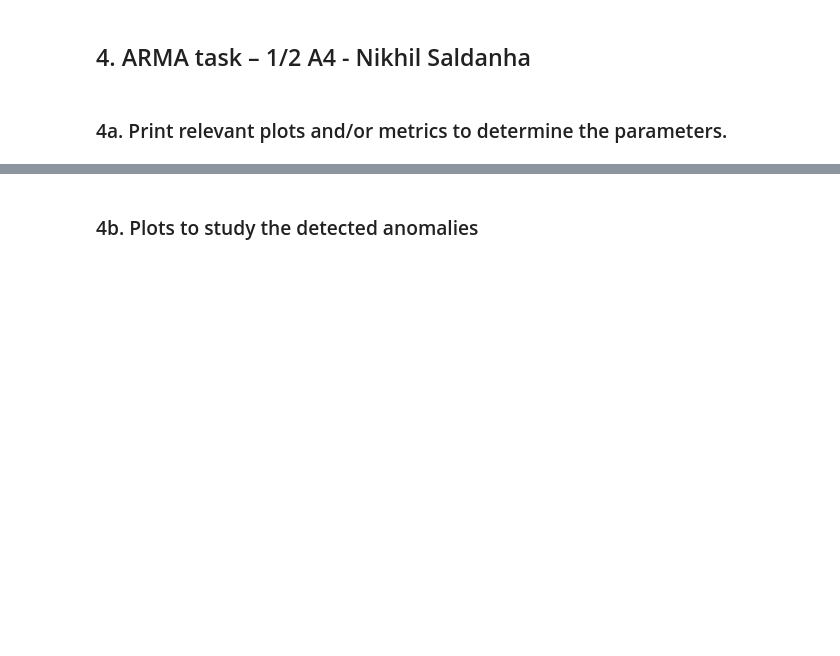
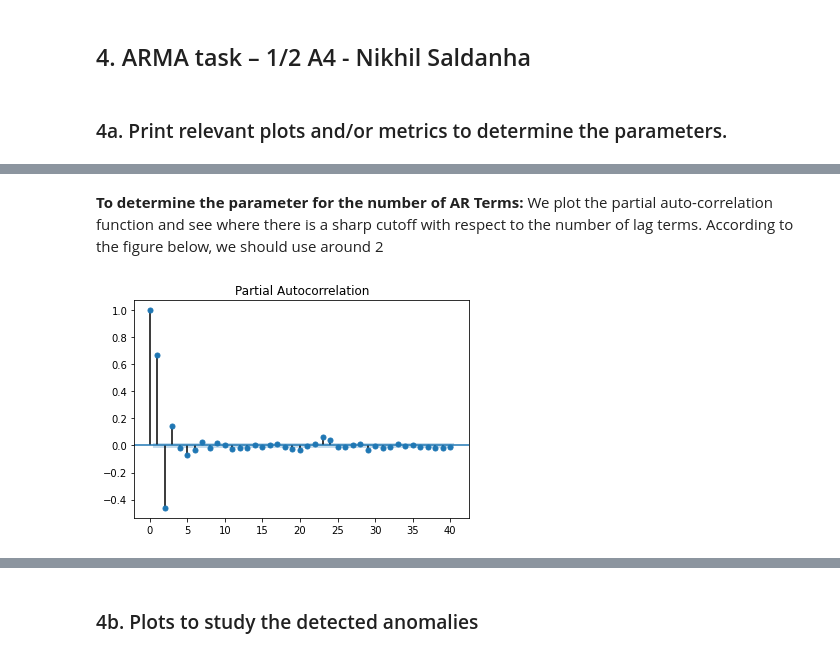
Before and after one commit to sharwinbobde/cyber-data-analytics, a Jupyter notebook: Part-2/Lab2.ipynb, the cells around one changed output, grey strips where cells are left out. Cells and saved outputs as stored; diff of their text form; code cells hidden in the pictures; blank space fills up the shorter version.

```diff
--- a/Part-2/Lab2.ipynb
+++ b/Part-2/Lab2.ipynb
@@ -357,0 +458,2 @@ We can detect outlier points which have a different variance than the regular di
+# %% [markdown]
+**To determine the parameter for the number of AR Terms:** We plot the partial auto-correlation function and see where there is a sharp cutoff with respect to the number of lag terms. According to the figure below, we should use around 2
@@ -357,0 +463,5 @@ We can detect outlier points which have a different variance than the regular di
+# %%
+plot_pacf(data_1["L_T7"])
+plt.show()
+# %% [output]
+[figure, added]
```
Also changed, not shown: parts of 33 cells of this notebook, 1 other file.
